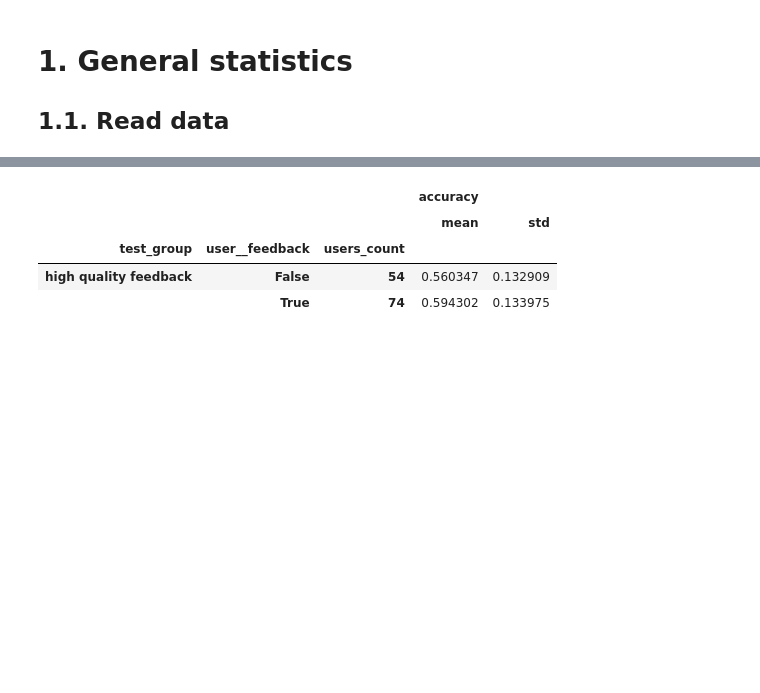
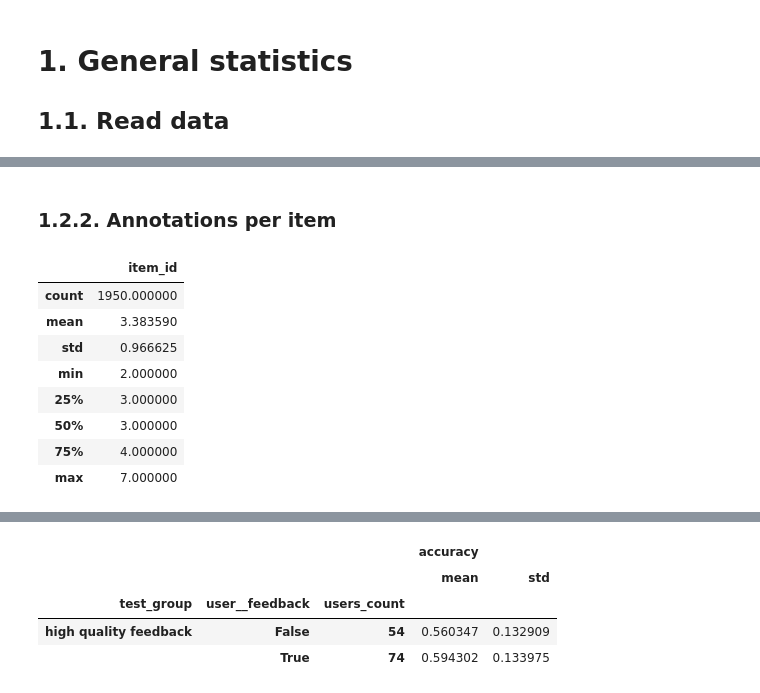
Before and after one commit to heolin/funcrowd-dataset, a Jupyter notebook: notebooks/synonyms/1. Compute confidence intervals.ipynb, the cells around one changed output, grey strips where cells are left out. Saved outputs shown, nothing was run; the diff lists cells and outputs as text; code cells hidden in the pictures; blank space fills up the shorter version.

```diff
--- a/notebooks/synonyms/1. Compute confidence intervals.ipynb
+++ b/notebooks/synonyms/1. Compute confidence intervals.ipynb
@@ -42,3 +44,4 @@ METRICS = ["accuracy"]
 TEST_GROUP_NAMES = ['high quality feedback']
 # %%
 df = pd.read_csv('../../data/synonyms/synonyms-dataset.csv')
+df['annotation__time'] = df['annotation__time'].apply(timeparse)
@@ -44,0 +77,14 @@ df = pd.read_csv('../../data/synonyms/synonyms-dataset.csv')
+# %% [markdown]
+### 1.2.2. Annotations per item
+# %%
+pd.DataFrame(df['item_id'].value_counts().describe())
+# %% [output]
+|  | item_id |
+| count | 1950.000000 |
+| mean | 3.383590 |
+| std | 0.966625 |
+| min | 2.000000 |
+| 25% | 3.000000 |
+| 50% | 3.000000 |
+| 75% | 4.000000 |
+| max | 7.000000 |
```
Also changed, not shown: parts of 8 cells of this notebook, 5 other files.
